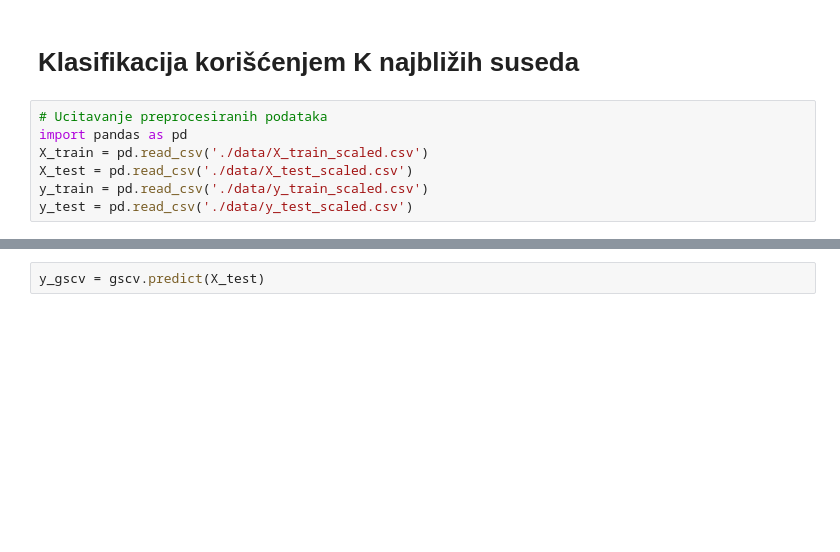
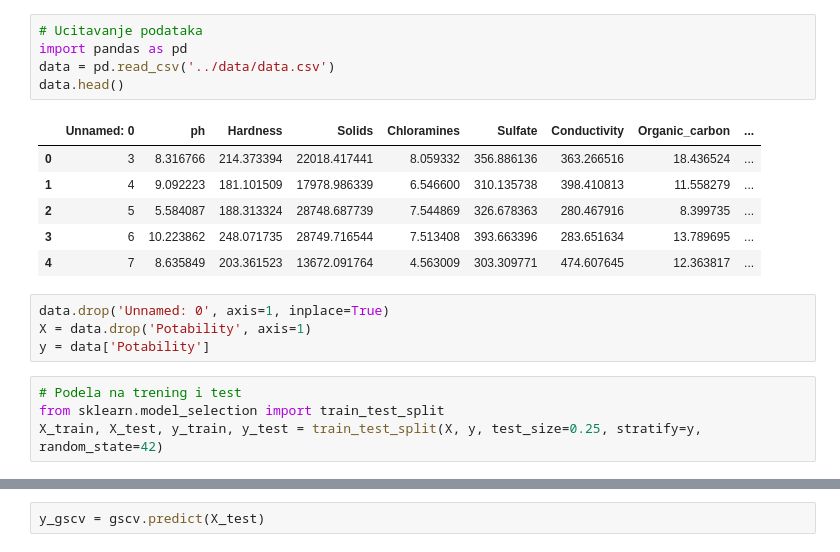
Before and after one commit to MATF-istrazivanje-podataka-1/2023_Data_Mining_Water_Potability_Dataset, a Jupyter notebook: notebooks/classification/knn.ipynb, the cells around one changed output, grey strips where cells are left out. Drawn from its saved outputs; the diff is of its cells as text; blank space fills up the shorter version.

```diff
--- a/notebooks/classification/knn.ipynb
+++ b/notebooks/classification/knn.ipynb
@@ -1,9 +1,20 @@
-# %% [markdown]
-# Klasifikacija korišćenjem K najbližih suseda
 # %%
-# Ucitavanje preprocesiranih podataka
+# Ucitavanje podataka
 import pandas as pd
-X_train = pd.read_csv('./data/X_train_scaled.csv')
-X_test = pd.read_csv('./data/X_test_scaled.csv')
-y_train = pd.read_csv('./data/y_train_scaled.csv')
-y_test = pd.read_csv('./data/y_test_scaled.csv')
+data = pd.read_csv('../data/data.csv')
+data.head()
+# %% [output]
+|  | Unnamed: 0 | ph | Hardness | Solids | Chloramines | Sulfate | Conductivity | Organic_carbon | ... |
+| 0 | 3 | 8.316766 | 214.373394 | 22018.417441 | 8.059332 | 356.886136 | 363.266516 | 18.436524 | ... |
+| 1 | 4 | 9.092223 | 181.101509 | 17978.986339 | 6.546600 | 310.135738 | 398.410813 | 11.558279 | ... |
+| 2 | 5 | 5.584087 | 188.313324 | 28748.687739 | 7.544869 | 326.678363 | 280.467916 | 8.399735 | ... |
+| 3 | 6 | 10.223862 | 248.071735 | 28749.716544 | 7.513408 | 393.663396 | 283.651634 | 13.789695 | ... |
+| 4 | 7 | 8.635849 | 203.361523 | 13672.091764 | 4.563009 | 303.309771 | 474.607645 | 12.363817 | ... |
+# %%
+data.drop('Unnamed: 0', axis=1, inplace=True)
+X = data.drop('Potability', axis=1)
+y = data['Potability']
+# %%
+# Podela na trening i test
+from sklearn.model_selection import train_test_split
+X_train, X_test, y_train, y_test = train_test_split(X, y, test_size=0.25, stratify=y, random_state=42)
```
Also changed, not shown: parts of 10 cells of this notebook, 19 other files.
